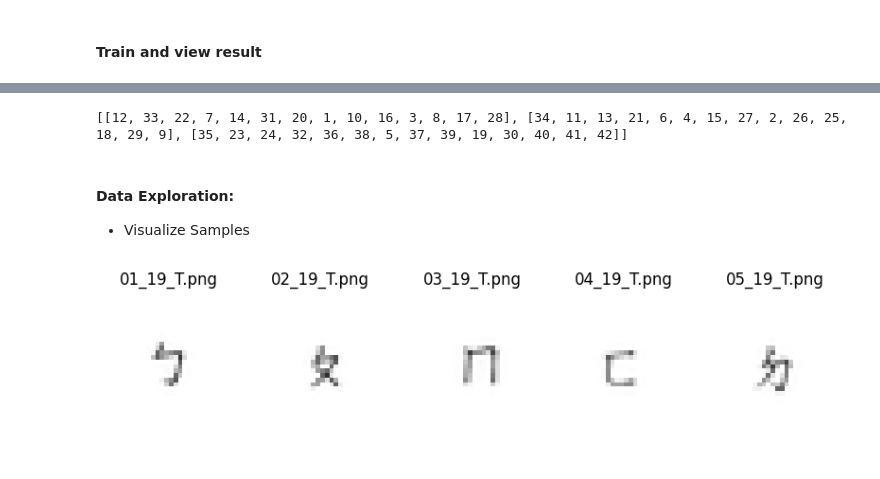
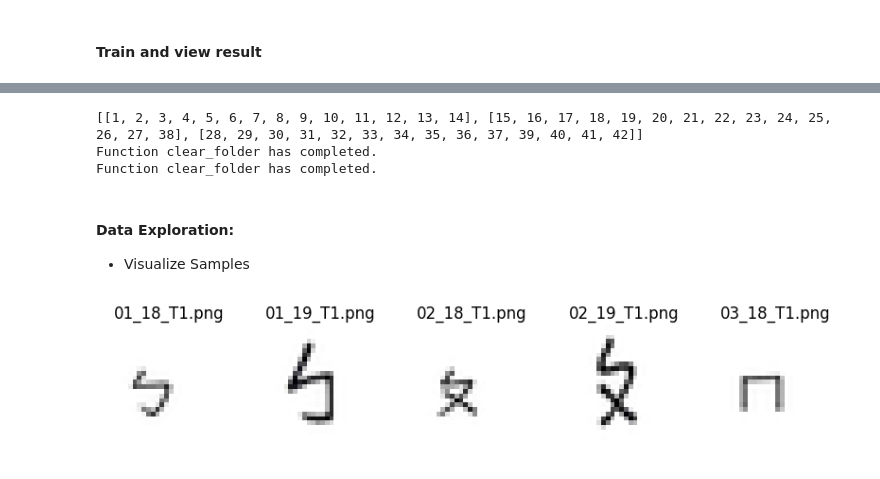
Before and after one commit to white-pub/Bopomofo-Model, a Jupyter notebook: Bopomofo_model.ipynb, the cells around one changed output, grey strips where cells are left out. Cells and saved outputs as stored; diff of their text form; code cells hidden in the pictures.

```diff
--- a/Bopomofo_model.ipynb
+++ b/Bopomofo_model.ipynb
@@ -153,16 +197,16 @@ def scale_and_pad_image(input_dir, output_dir, target_size=(28, 28)):
             new_img.save(os.path.join(output_dir, filename))
 # %%
 # Function to load and visualize images in a folder
-def visualize_samples(data_dir, num_samples=5, figuresize=(10,5), is_sample=True, title_fontsize=12):
-    filenames = os.listdir(data_dir)[:num_samples]
+def visualize_samples(data_dir, sample_num=5, figuresize=(10,5), is_sample=True, title_fontsize=12):
+    filenames = os.listdir(data_dir)[:sample_num]
     plt.figure(figsize=figuresize)
     for i, filename in enumerate(filenames):
         img_path = os.path.join(data_dir, filename)
         img = Image.open(img_path)
         if is_sample:
-            plt.subplot(1, num_samples, i+1)
+            plt.subplot(1, sample_num, i+1)
         else:
-            plt.subplot(num_samples, 1, i+1) # stack vertically - set col to 1 and row to i+1
+            plt.subplot(sample_num, 1, i+1) # stack vertically - set col to 1 and row to i+1
         plt.imshow(img, cmap='gray')
         plt.title(filename, fontsize=title_fontsize)
         plt.axis('off') # maintain the original figure's aspect ratio
@@ -293,18 +631,5 @@ Each font has five versions, one where it is centered, and four where it is rand
 # %%
-# Load and visualize samples
-def visualize_samples(data_dir, num_samples=5):
-    filenames = os.listdir(data_dir)[:num_samples]
-    plt.figure(figsize=(10, 5))
-    for i, filename in enumerate(filenames):
-        img_path = os.path.join(data_dir, filename)
-        img = Image.open(img_path)
-        plt.subplot(1, num_samples, i+1)
-        plt.imshow(img, cmap='gray')
-        plt.title(filename)
-        plt.axis('off')
-    plt.show()
-
 # Visualize some samples
-data_dir = 'fonts_processed_scaled'
-visualize_samples(data_dir)
+data_dir = 'fonts - processed and scaled'
+visualize_random_samples(data_dir)
 # %% [output]
@@ -632,25 +967,36 @@ Transformed Log:
 # %%
 # Only charNum 01-37 contain characters, 38-42 are just blank.
+
+# # T2 order
+# char_numbers = [
+#     [12,33,22,7,14,31,20,1,10,16,3,8,17,28],
+#     [34,11,13,21,6,4,15,27,2,26,25,18,29,9],
+#     [35,23,24,32,36,38,5,37,39,19,30,40,41,42]
+# ]
+
+# T1 order (normal order)
 char_numbers = [
-    [12,33,22,7,14,31,20,1,10,16,3,8,17,28],
-    [34,11,13,21,6,4,15,27,2,26,25,18,29,9],
-    [35,23,24,32,36,38,5,37,39,19,30,40,41,42]
+    list(range(1, 15)),   # Top row: 01-14
+    list(range(15, 28)) + [38],  # Middle row: 15-17, 38
+    list(range(28, 38)) + list(range(39, 43))  # Bottom row: 28-37, 39-42
 ]
-
-# char_numbers = [
-#     list(range(1, 15)),   # Top row: 01-14
-#     list(range(15, 28)) + [38],  # Middle row: 15-17, 38
-#     list(range(28, 38)) + list(range(39, 43))  # Bottom row: 28-37, 39-42
-# ]
 
 # Check if the charNum matches the grid
 print(char_numbers)
 
-unprocessed_dir = 't2-0'
-already_split_dir = 't2-1'
-split_and_scaled_dir = 't2-2'
+unprocessed_dir = 'test_unprocessed'
+already_split_dir = 'test_split'
+split_and_scaled_dir = 'test_processed_scaled'
+
+# clear the folder before putting in new image
+folder_path = already_split_dir
+clear_folder(folder_path)
+folder_path = split_and_scaled_dir
+clear_folder(folder_path)
 # %% [output]
-[[12, 33, 22, 7, 14, 31, 20, 1, 10, 16, 3, 8, 17, 28], [34, 11, 13, 21, 6, 4, 15, 27, 2, 26, 25, 18, 29, 9], [35, 23, 24, 32, 36, 38, 5, 37, 39, 19, 30, 40, 41, 42]]
+[[1, 2, 3, 4, 5, 6, 7, 8, 9, 10, 11, 12, 13, 14], [15, 16, 17, 18, 19, 20, 21, 22, 23, 24, 25, 26, 27, 38], [28, 29, 30, 31, 32, 33, 34, 35, 36, 37, 39, 40, 41, 42]]
+Function clear_folder has completed.
+Function clear_folder has completed.
 # %%
 # # intput and output folder for split_all_images
 # input_dir = 'test_unprocessed'
@@ -671,26 +1017,13 @@ scale_and_pad_image(already_split_dir, split_and_scaled_dir, target_size)
 #### Data Exploration:
 - Visualize Samples
 # %%
-# Load and visualize samples
-def visualize_samples(data_dir, num_samples=5):
-    filenames = os.listdir(data_dir)[:num_samples]
-    plt.figure(figsize=(10, 5))
-    for i, filename in enumerate(filenames):
-        img_path = os.path.join(data_dir, filename)
-        img = Image.open(img_path)
-        plt.subplot(1, num_samples, i+1)
-        plt.imshow(img, cmap='gray')
-        plt.title(filename)
-        plt.axis('off')
-    plt.show()
-
 # Visualize some samples
 # data_dir = 'test_processed_scaled'
 # data_dir = 't2-0'
 
 visualize_samples(split_and_scaled_dir)
 # %% [output]
-[figure, old version]
+[figure, new version]
 # %%
 # Load and preprocess test data
 test_images, test_labels = load_and_preprocess_images(split_and_scaled_dir)
```
Also changed, not shown: parts of 38 cells of this notebook, 6 other files.
